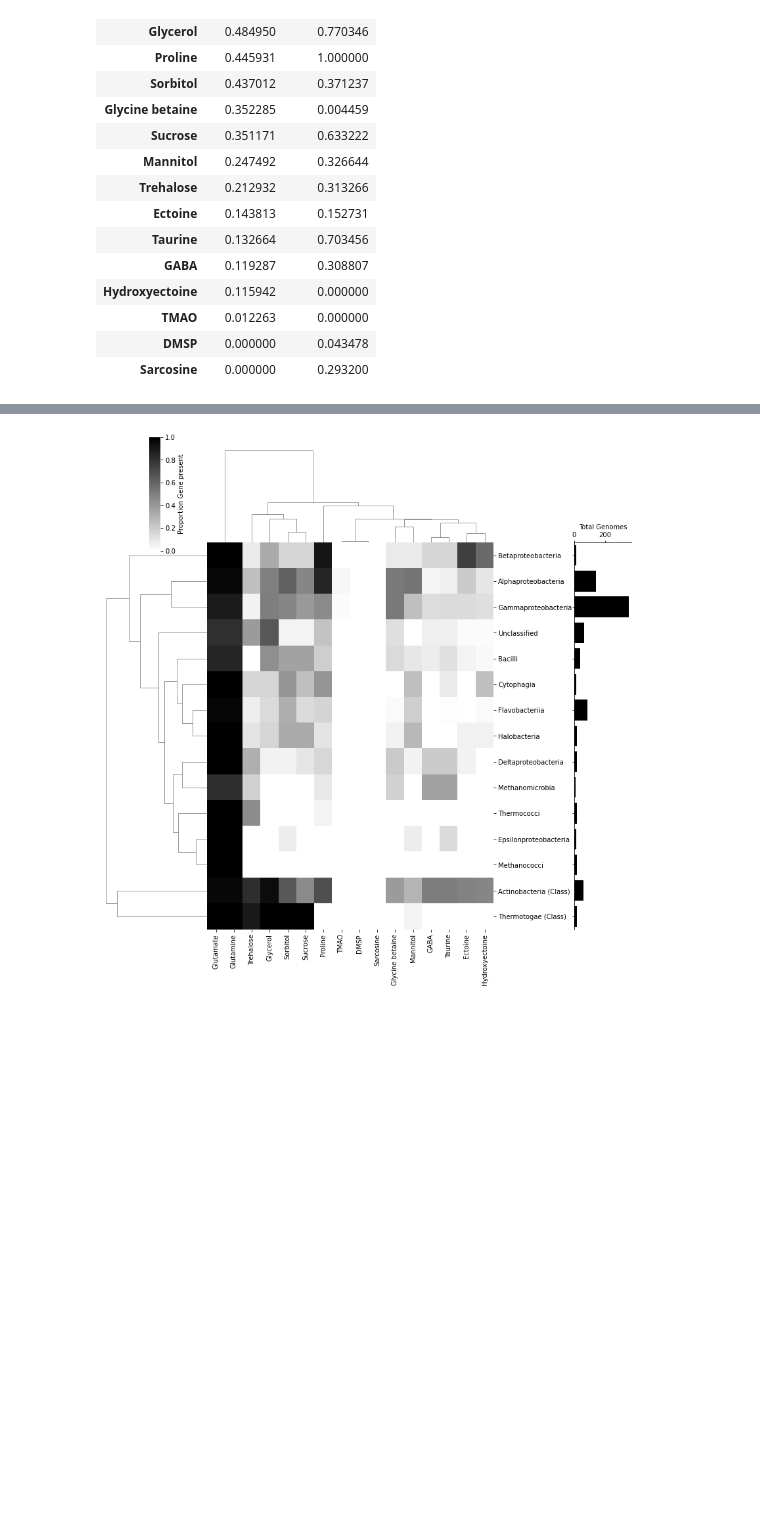
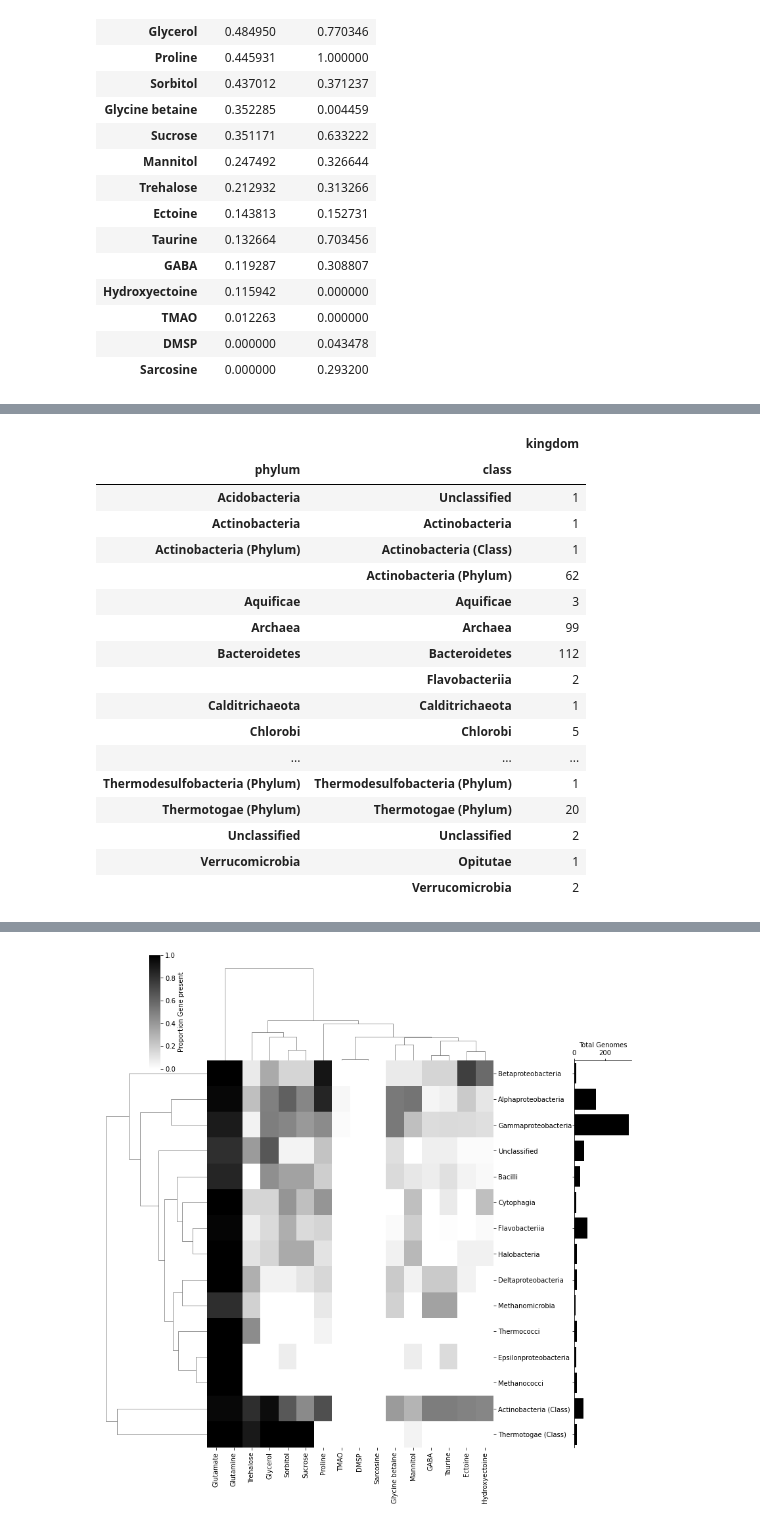
Before and after one commit to AlexanderLabWHOI/2021-marine-osmolytes, a Jupyter notebook: genome-searching/notebooks/Global-Synthesisis.ipynb, the cells around one changed output, grey strips where cells are left out. Cells and saved outputs as stored; diff of their text form; code cells hidden in the pictures; blank space fills up the shorter version.

```diff
--- a/genome-searching/notebooks/Global-Synthesisis.ipynb
+++ b/genome-searching/notebooks/Global-Synthesisis.ipynb
@@ -113 +116,8 @@ for i in summedbact.index:
 [figure]
+# %%
+taxdf = MarRef[[ 'kingdom',
+ 'phylum',
+ 'class',]]
+taxdf[taxdf['kingdom']=='Archaea']='Archaea'
+taxdf[taxdf['phylum']=='Aquificae (Phylum)']='Aquificae'
+taxdf = taxdf.dropna()
@@ -113,0 +143,3 @@ for i in summedbact.index:
+# %%
+proteobacteria = taxdf[taxdf['phylum']=='Proteobacteria']
+other = taxdf[taxdf['phylum']!='Proteobacteria']
@@ -113,0 +152,8 @@ for i in summedbact.index:
+# %%
+for g,d in other.groupby('phylum'):
+    print(g)
+    print(d)
+    i = d.index
+    i = i.dropna()
+    print(i)
+    other.loc[i,'class']=g
@@ -113,0 +195,21 @@ for i in summedbact.index:
+# %%
+other.groupby(['phylum', 'class']).count()
+# %% [output]
+|  |  | kingdom |
+| phylum | class |  |
+| Acidobacteria | Unclassified | 1 |
+| Actinobacteria | Actinobacteria | 1 |
+| Actinobacteria (Phylum) | Actinobacteria (Class) | 1 |
+|  | Actinobacteria (Phylum) | 62 |
+| Aquificae | Aquificae | 3 |
+| Archaea | Archaea | 99 |
+| Bacteroidetes | Bacteroidetes | 112 |
+|  | Flavobacteriia | 2 |
+| Calditrichaeota | Calditrichaeota | 1 |
+| Chlorobi | Chlorobi | 5 |
+| ... | ... | ... |
+| Thermodesulfobacteria (Phylum) | Thermodesulfobacteria (Phylum) | 1 |
+| Thermotogae (Phylum) | Thermotogae (Phylum) | 20 |
+| Unclassified | Unclassified | 2 |
+| Verrucomicrobia | Opitutae | 1 |
+|  | Verrucomicrobia | 2 |
```
Also changed, not shown: parts of 6 cells of this notebook, 6 other files.
